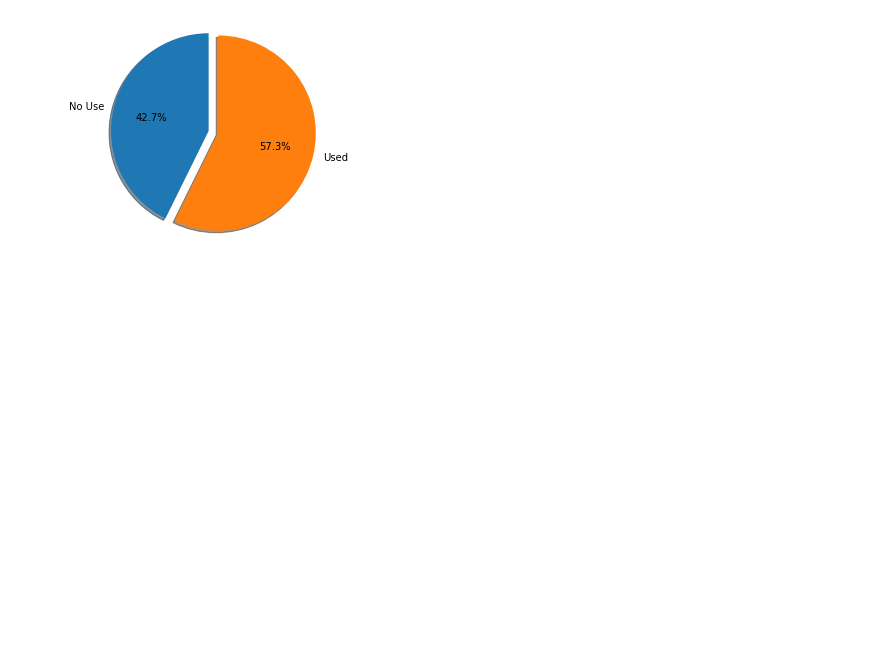
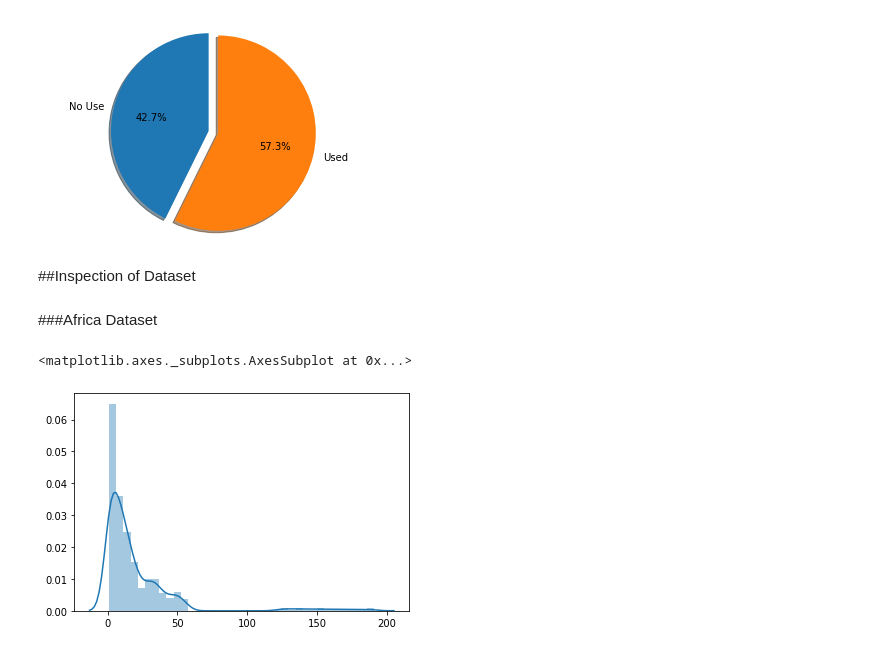
Before and after one commit to thiviyan98/ThiviyanNanthakumarCE888, a Jupyter notebook: Assignment1/Assignment1.ipynb, the cells around one changed output. Drawn from its saved outputs; the diff is of its cells as text; code cells hidden in the pictures; blank space fills up the shorter version.

Commit message:
Cleaned the data more and added some more graphs to understand the datasets

```diff
--- a/Assignment1/Assignment1.ipynb
+++ b/Assignment1/Assignment1.ipynb
@@ -58,0 +67,6 @@ memory usage: 190.0 KB
+# %%
+countryID=np.array(range(len(africadf)))
+
+africadf['CountryID']=countryID
+
+print(africadf)
@@ -320,3 +424,14 @@ ax1.axis('equal')
 plt.show()
 # %% [output]
 [figure]
+# %% [markdown]
+##Inspection of Dataset
+# %% [markdown]
+###Africa Dataset
+# %%
+##Distribution of the population of the countries
+population=africadf['pop'].values
+sns.distplot(population)
+# %% [output]
+<matplotlib.axes._subplots.AxesSubplot at 0x...>
+[figure, added]
```
Also changed, not shown: parts of 39 cells of this notebook.
